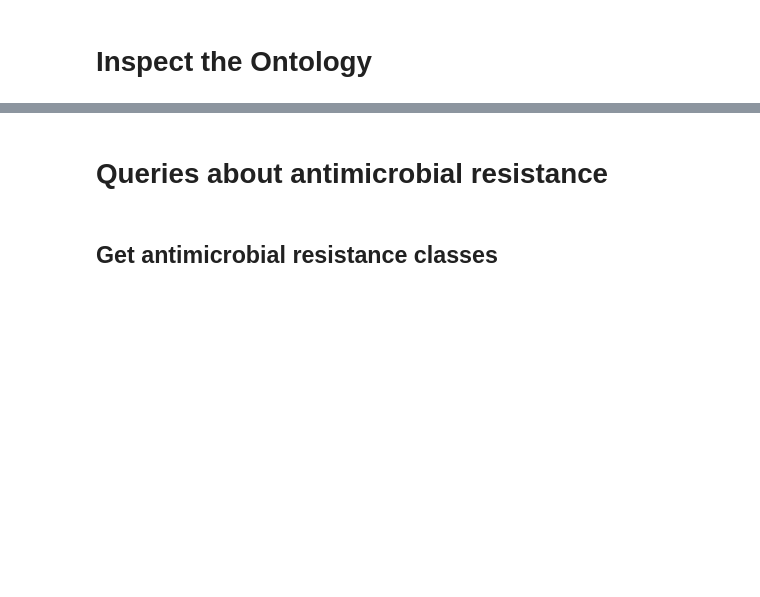
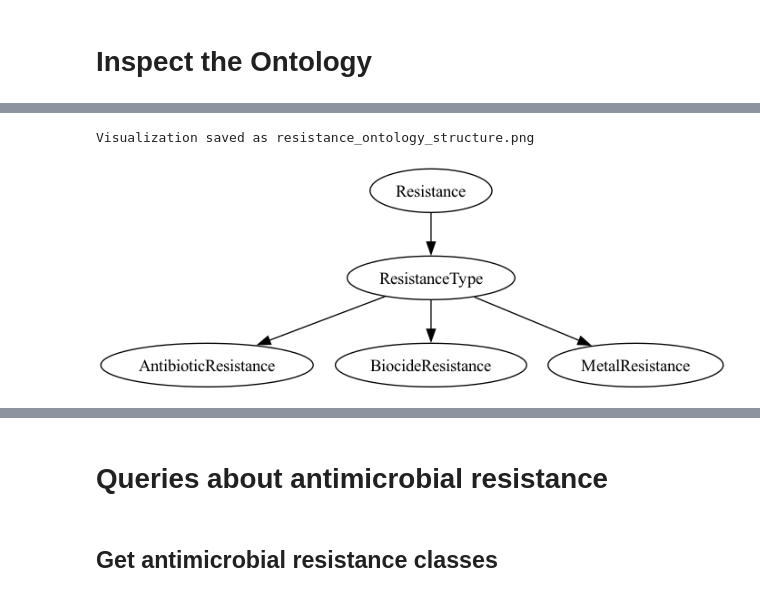
Before and after one commit to genomicepidemiology/PanResOntology, a Jupyter notebook: notebooks/Queries.ipynb, the cells around one changed output, grey strips where cells are left out. Saved outputs shown, nothing was run; the diff lists cells and outputs as text; code cells hidden in the pictures; blank space fills up the shorter version.

```diff
--- a/notebooks/Queries.ipynb
+++ b/notebooks/Queries.ipynb
@@ -45,0 +27,6 @@ Visualization saved as specific_classes_visualization.png
+# %%
+specific_classes = ["ResistanceType", "AntibioticResistance", "BiocideResistance", "MetalResistance"]
+visualize_specific_classes(onto, specific_classes, output_file="resistance_ontology_structure")
+# %% [output]
+Visualization saved as resistance_ontology_structure.png
+[figure, added]
```
Also changed, not shown: parts of 6 cells of this notebook.
